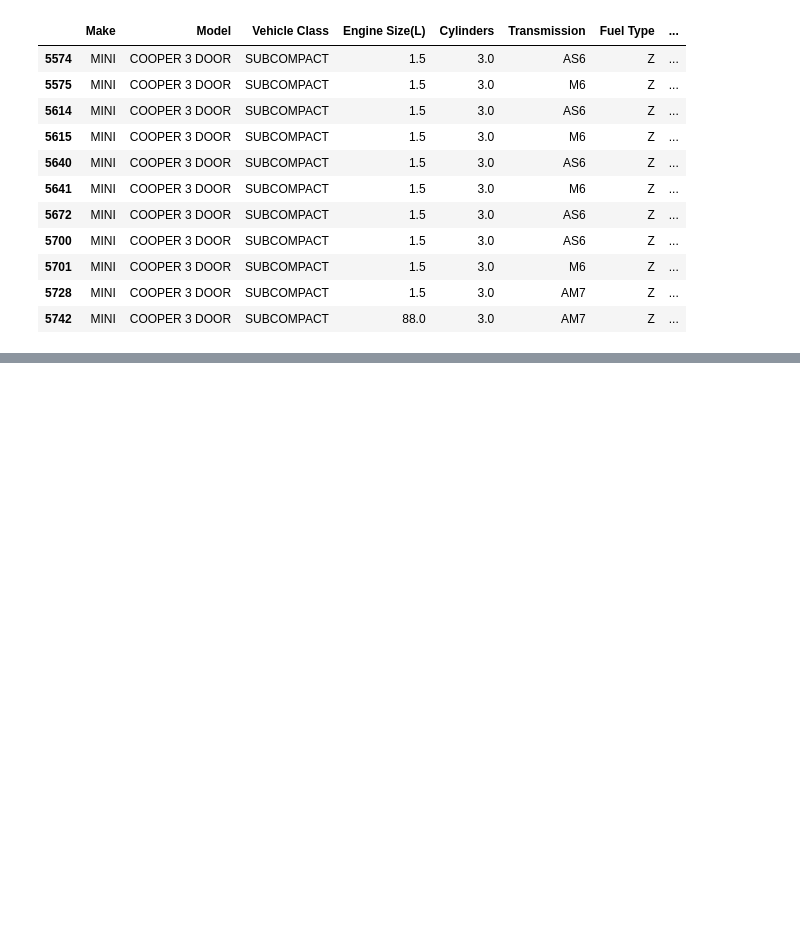
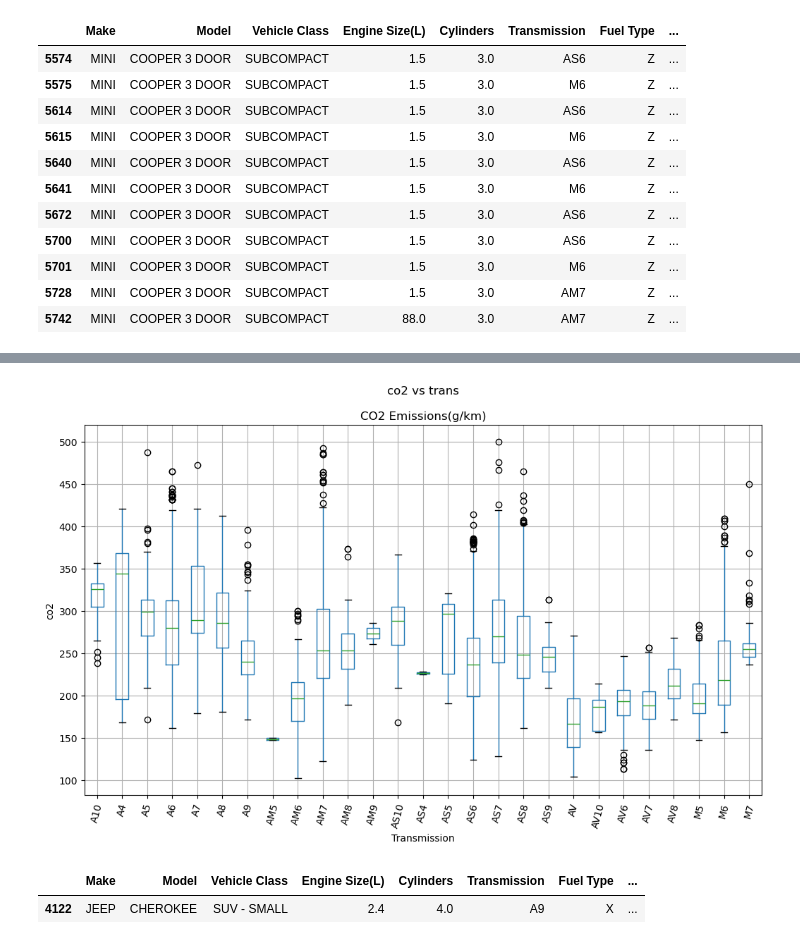
Before and after one commit to shangeethAlex/fdm_ml_project, a Jupyter notebook: notebook/EDA_CO2_emission.ipynb, the cells around one changed output, grey strips where cells are left out. Drawn from its saved outputs; the diff is of its cells as text; code cells hidden in the pictures; blank space fills up the shorter version.

```diff
--- a/notebook/EDA_CO2_emission.ipynb
+++ b/notebook/EDA_CO2_emission.ipynb
@@ -1151,0 +1411,14 @@ NameError: name 'sort' is not defined
+# %%
+fig, ax = plt.subplots(1,1,figsize = (12,7))
+data_prep.boxplot("CO2 Emissions(g/km)","Transmission",ax = ax)
+plt.suptitle("co2 vs trans")
+plt.ylabel ("co2")
+plt.xticks(rotation = 75)
+plt.show()
+# %% [output]
+[figure, added]
+# %%
+data_prep[data_prep["Fuel Consumption Comb (mpg)"] == 229.0]
+# %% [output]
+|  | Make | Model | Vehicle Class | Engine Size(L) | Cylinders | Transmission | Fuel Type | ... |
+| 4122 | JEEP | CHEROKEE | SUV - SMALL | 2.4 | 4.0 | A9 | X | ... |
```
Also changed, not shown: parts of 44 cells of this notebook, 1 other file.
